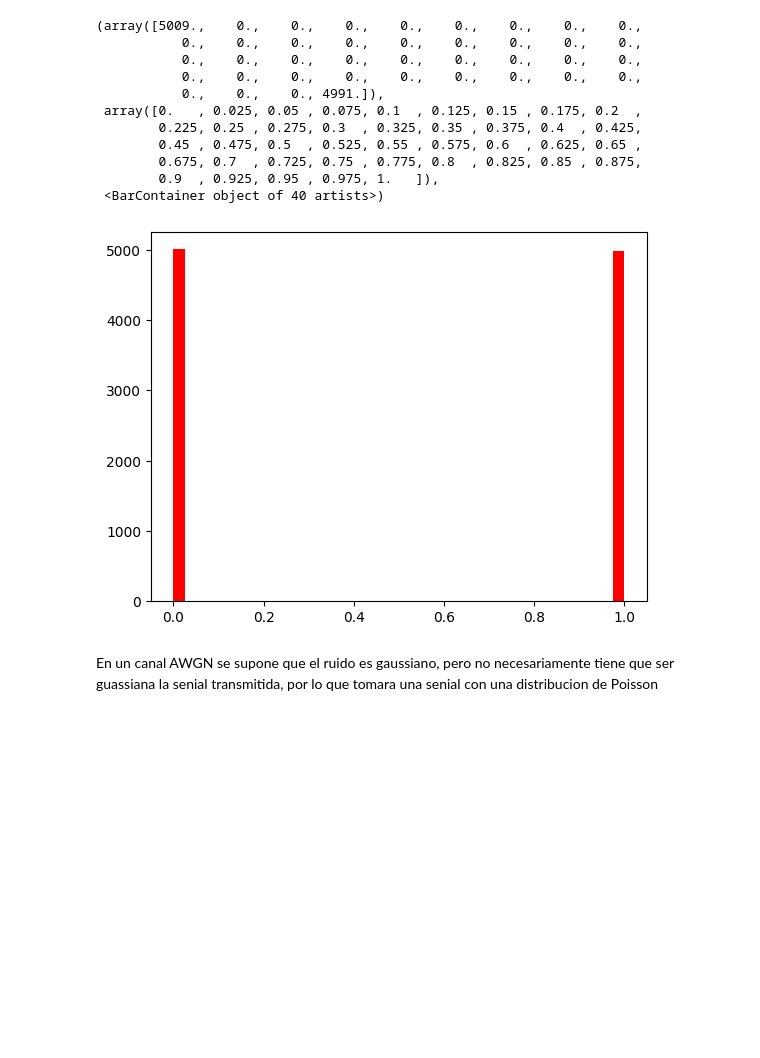
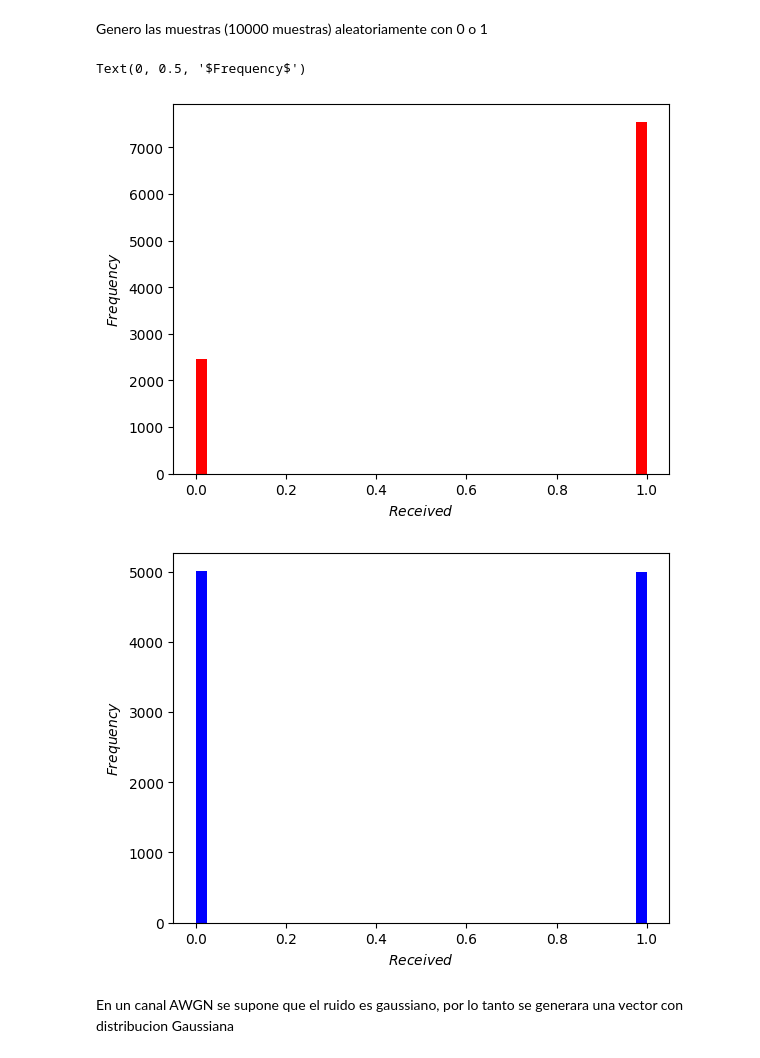
Before and after one commit to joaquin874/ComDig, a Jupyter notebook: canalAWGN.ipynb, the cells around one changed output. Saved outputs shown, nothing was run; the diff lists cells and outputs as text; code cells hidden in the pictures; blank space fills up the shorter version.

Commit message:
canalAWGN

```diff
--- a/canalAWGN.ipynb
+++ b/canalAWGN.ipynb
@@ -4,34 +8,40 @@ En un canal AWGN, se asume que el ruido que afecta la senial transmitida es adit
+# %% [markdown]
+Genero las muestras (10000 muestras) aleatoriamente con 0 o 1
 # %%
 import numpy as np
 import matplotlib.pyplot as plt
 
-lambda0 = 2
-lambda1 = 10
 nbSamples = 10000
+media = 0
+var = 0.13
+desvio = np.sqrt(var)
+c0 = 0
+c1 = 1
 
-H0 = 0.5
-H1 = 0.5
-P = [H0, H1]
+H0 = 0.25
+H1 = 0.75
 
-arr = np.random.choice([0, 1], nbSamples, P)
-#arr2 = np.random.choice([0, 1], nbSamples, P)
+# Muestra no equiprobable
+c = np.random.choice([0, 1], nbSamples, p = [H0, 1-H0])
+
+# Muestra equiprobable
+c2 = np.random.choice([0, 1], nbSamples, p = [0.50, 0.50])
 
 plt.figure(0)
-plt.hist(arr, 40, color="red")
+plt.hist(c, 40, color="red")
+plt.xlabel('$Received$')
+plt.ylabel('$Frequency$')
+
+plt.figure(1)
+plt.hist(c2, 40, color="blue")
+plt.xlabel('$Received$')
+plt.ylabel('$Frequency$')
+
 
 #plt.hist(signalReceivedh1, 50, align="right")
 # %% [output]
-(array([5009.,    0.,    0.,    0.,    0.,    0.,    0.,    0.,    0.,
-           0.,    0.,    0.,    0.,    0.,    0.,    0.,    0.,    0.,
-           0.,    0.,    0.,    0.,    0.,    0.,    0.,    0.,    0.,
-           0.,    0.,    0.,    0.,    0.,    0.,    0.,    0.,    0.,
-           0.,    0.,    0., 4991.]),
- array([0.   , 0.025, 0.05 , 0.075, 0.1  , 0.125, 0.15 , 0.175, 0.2  ,
-        0.225, 0.25 , 0.275, 0.3  , 0.325, 0.35 , 0.375, 0.4  , 0.425,
-        0.45 , 0.475, 0.5  , 0.525, 0.55 , 0.575, 0.6  , 0.625, 0.65 ,
-        0.675, 0.7  , 0.725, 0.75 , 0.775, 0.8  , 0.825, 0.85 , 0.875,
-        0.9  , 0.925, 0.95 , 0.975, 1.   ]),
- <BarContainer object of 40 artists>)
+Text(0, 0.5, '$Frequency$')
-[figure, old version]
+[figure, new version]
+[figure, added]
 # %% [markdown]
-En un canal AWGN se supone que el ruido es gaussiano, pero no necesariamente tiene que ser guassiana la senial transmitida, por lo que tomara una senial con una distribucion de Poisson
+En un canal AWGN se supone que el ruido es gaussiano, por lo tanto se generara una vector con distribucion Gaussiana
```
Also changed, not shown: parts of 18 cells of this notebook, 1 other file.
